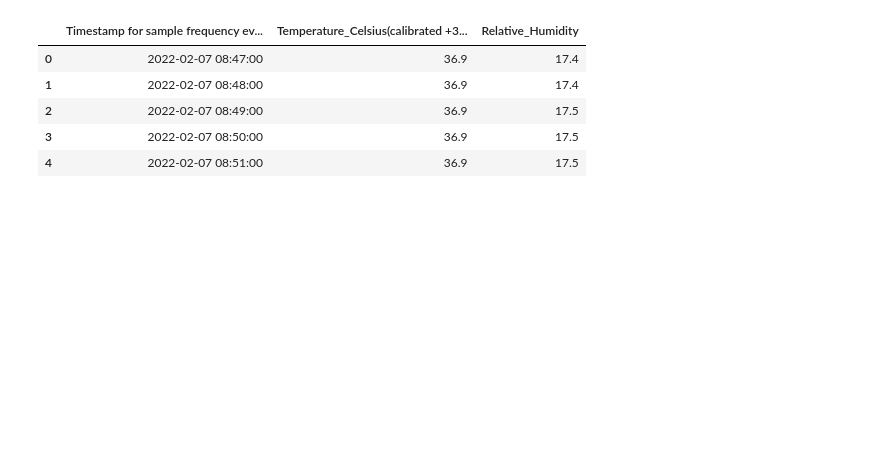
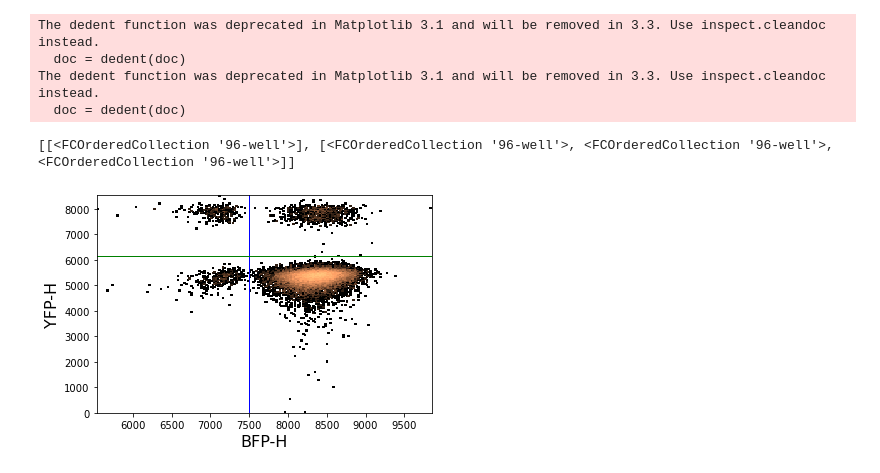
Before and after one commit to kristenlok/MonocultureFlucts, a Jupyter notebook: Monoculture fluctuations.ipynb, the cells around one changed output. Cells and saved outputs as stored; diff of their text form; code cells hidden in the pictures; blank space fills up the shorter version.

```diff
--- a/Monoculture fluctuations.ipynb
+++ b/Monoculture fluctuations.ipynb
@@ -9,6 +9,7 @@ import scipy as sp
 import scipy.special
 import seaborn as sns
 import pandas as pd
+import datetime as dt
 
 FSCHgateupper = ThresholdGate(6550.0, ['FSC-H'], region='below')
 FSCHgatelower = ThresholdGate(5100.0, ['FSC-H'], region='above')
@@ -17,8 +18,11 @@ SSCHgateupper = ThresholdGate(5600.0, ['SSC-H'], region='below')
 scatter_gates = FSCHgateupper & FSCHgatelower & SSCHgatelower & SSCHgateupper
 
 
-bfp_threshold = 7850
-yfp_threshold = 6500
+bfp_threshold = [[{"A1":7425,"A3":7425,"C1":7425,"C3":7425,"B1":7570,"B3":7570,"D1":7650,"D3":7750,"E1":7550,"E3":7495}],
+                 [{"A1":7425,"A3":7425,"C1":7475,"C3":7475,"B1":7570,"B3":7570,"D1":7600,"D3":7600,"E1":7600,"E3":7600},
+                  {"A1":7425,"A3":7425,"C1":7425,"C3":7450,"B1":7570,"B3":7570,"D1":7600,"D3":7700,"E1":7600,"E3":7500},
+                  {"A1":7450,"A3":7425,"C1":7450,"C3":7450,"B1":7600,"B3":7600,"D1":7800,"D3":7800,"E1":7600,"E3":7500}]]
+yfp_threshold = 6150
 
 days = list(range(2))
 plate_num = list(range(1,4))
@@ -38,41 +42,8 @@ for day in days:
         plate_transformed = plate.transform('hlog', channels=['BFP-H','YFP-H'], b=100.0).transform('hlog', channels=['FSC-H','SSC-H'], b=10.0**2).gate(scatter_gates)
         list_plates.append(plate_transformed)
     plates[day] = list_plates
-
-def f1_expectation(theta,f1obs_data,f2obs_data,nmax=100):
-    f1,lam = theta
-    f2=1-f1
-    f1obs=0
-    f2obs=0
-    for k in range(1,nmax):
-        f1obs+=((f1*lam)**k)/scipy.special.factorial(k)/(np.exp(lam)-1)
-        f2obs+=((f2*lam)**k)/scipy.special.factorial(k)/(np.exp(lam)-1)
-    return f1obs-f1obs_data, f2obs-f2obs_data
-
-
-def get_bfp_freq(data):
-    bfp_pos = data['BFP-H']>bfp_threshold
-    yfp_pos = data['YFP-H']>yfp_threshold
-    bfp_neg = data['BFP-H']<bfp_threshold
-    yfp_neg = data['YFP-H']<yfp_threshold
-
-    bfp = len(data[bfp_pos & yfp_neg])
-    yfp = len(data[yfp_pos & bfp_neg])
-    dp = len(data[bfp_pos & yfp_pos])
-    Q = bfp + yfp + dp
-    func = lambda theta: f1_expectation(theta,bfp/Q,yfp/Q)
-    res = sp.optimize.root(func, [bfp/Q, 0.5])
-
-    bfp_mean = np.float(data[bfp_pos & yfp_neg]['BFP-H'].mean())
-    yfp_mean = np.float(data[yfp_pos & bfp_neg]['YFP-H'].mean())
-    return res.x, Q, bfp_mean, yfp_mean
+# %% [output]
+The dedent function was deprecated in Matplotlib 3.1 and will be removed in 3.3. Use inspect.cleandoc instead.
+  doc = dedent(doc)
+The dedent function was deprecated in Matplotlib 3.1 and will be removed in 3.3. Use inspect.cleandoc instead.
+  doc = dedent(doc)
-# %%
-df_temp = pd.read_csv('/Users/kristenlok/Desktop/Indoor_Thermometer.csv')
-df_temp.head()
-# %% [output]
-|  | Timestamp for sample frequency ev... | Temperature_Celsius(calibrated +3... | Relative_Humidity |
-| 0 | 2022-02-07 08:47:00 | 36.9 | 17.4 |
-| 1 | 2022-02-07 08:48:00 | 36.9 | 17.4 |
-| 2 | 2022-02-07 08:49:00 | 36.9 | 17.5 |
-| 3 | 2022-02-07 08:50:00 | 36.9 | 17.5 |
-| 4 | 2022-02-07 08:51:00 | 36.9 | 17.5 |
@@ -78,0 +78,12 @@ df_temp.head()
+# %%
+b_gate = ThresholdGate(7495, ['BFP-H'], region='above')
+y_gate = ThresholdGate(6150, ['YFP-H'], region='above')
+
+
+all_plates = list(plates.values())
+print(all_plates)
+for plate in all_plates:
+    all_plates[0][0]['E3'].plot(['BFP-H', 'YFP-H'], gates=[b_gate, y_gate])
+# %% [output]
+[[<FCOrderedCollection '96-well'>], [<FCOrderedCollection '96-well'>, <FCOrderedCollection '96-well'>, <FCOrderedCollection '96-well'>]]
+[figure, added]
```
Also changed, not shown: parts of 34 cells of this notebook, 1 other file.
